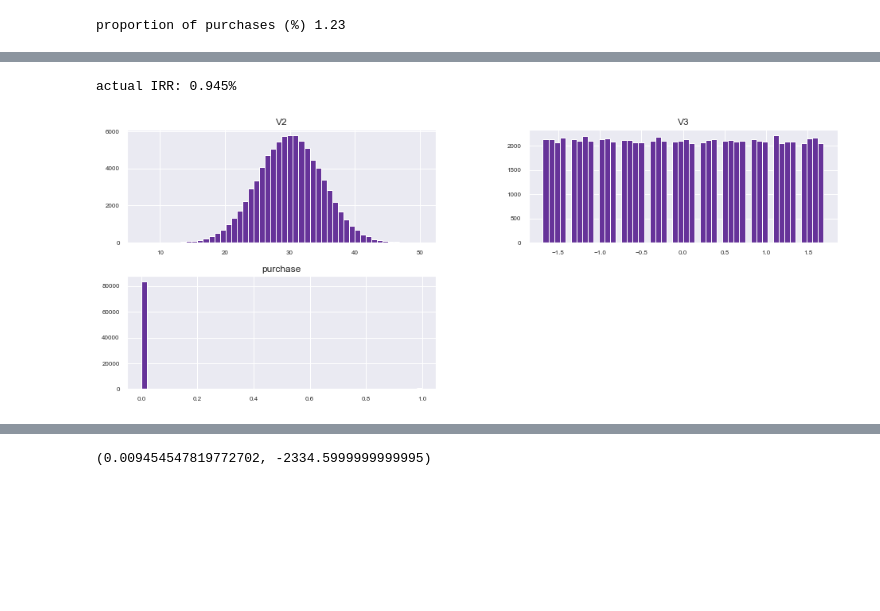
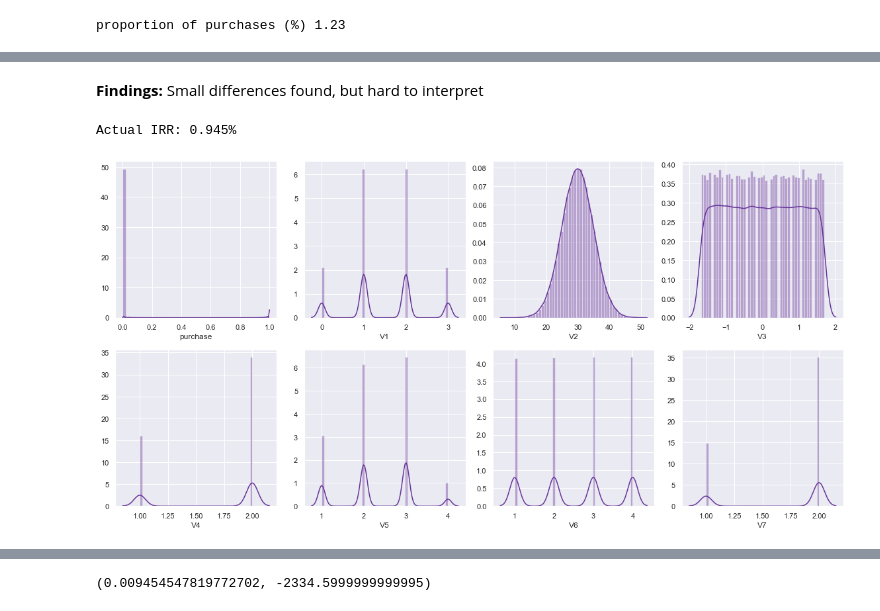
Before and after one commit to rbuerki/projects-ml, a Jupyter notebook: uplift_modelling_imbalanced_starbucks/1-uplift_modelling_SMOTENC.ipynb, the cells around one changed output, grey strips where cells are left out. Saved outputs shown, nothing was run; the diff lists cells and outputs as text; code cells hidden in the pictures; blank space fills up the shorter version.

```diff
--- a/uplift_modelling_imbalanced_starbucks/1-uplift_modelling_SMOTENC.ipynb
+++ b/uplift_modelling_imbalanced_starbucks/1-uplift_modelling_SMOTENC.ipynb
@@ -168 +161,3 @@ eda.describe()
+# %%
+eda.drop('ID', axis=1, inplace=True)
 # %%
@@ -186,12 +212,13 @@ eda_grouped
+# %% [markdown]
+**Findings:** Small differences found, but hard to interpret
 # %%
-# calculate actual IRR
-
-print("actual IRR: {:0.3f}%".format((eda_grouped.loc[1, 'purchase'] - eda_grouped.loc[0, 'purchase']) * 100))
+# Calculate actual IRR
+print("Actual IRR: {:0.3f}%".format((eda_grouped_promo.loc['Yes', 'purchase'] -
+                                     eda_grouped_promo.loc['No', 'purchase']) * 100))
 # %% [output]
-actual IRR: 0.945%
+Actual IRR: 0.945%
 # %%
 # look at numeric variables
-
-EDA.plot_num_hist(eda, bins=50, figsize=(16,6))
+EDA.plot_num_hist(eda, bins=50, figsize=(16,8))
 # %% [output]
-[figure, old version]
+[figure, new version]
```
Also changed, not shown: parts of 44 cells of this notebook.
